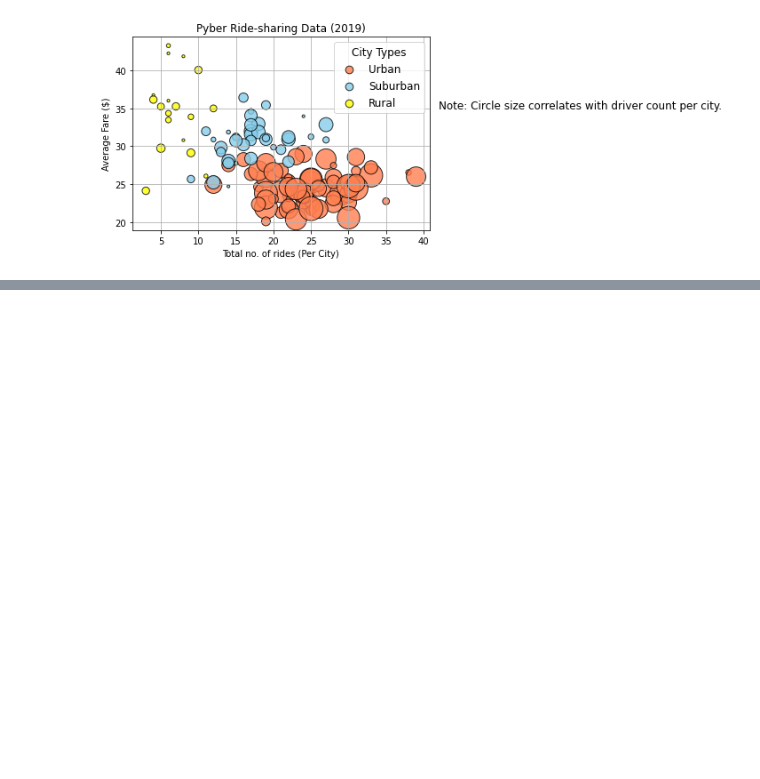
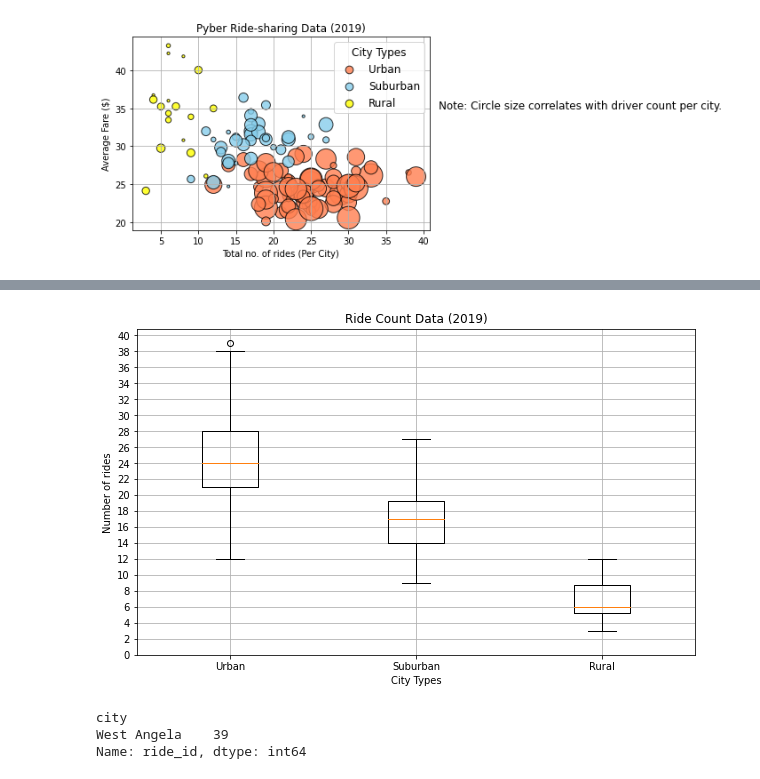
Before and after one commit to JoRanjit/PyBer_Analysis, a Jupyter notebook: PyBer_Analysis.ipynb, the cells around one changed output, grey strips where cells are left out. Saved outputs shown, nothing was run; the diff lists cells and outputs as text; code cells hidden in the pictures; blank space fills up the shorter version.

Commit message:
PyBer Analysis with fig 2.

```diff
--- a/PyBer_Analysis.ipynb
+++ b/PyBer_Analysis.ipynb
@@ -192,0 +380,28 @@ plt.savefig("analysis/Fig1.png")
+# %%
+# Add all ride count box-and-whisker plots to the same graph.
+x_labels = ["Urban","Suburban","Rural"]
+ride_count_data = [urban_ride_ct,suburban_ride_ct, rural_ride_ct]
+fig,ax = plt.subplots(figsize = (10,6))
+ax.boxplot(ride_count_data,labels = x_labels)
+
+# Add the title, y-axis label and grid.
+
+ax.set_title("Ride Count Data (2019)")
+ax.set_ylabel("Number of rides")
+ax.set_xlabel("City Types")
+ax.set_yticks(np.arange(0,41,2))
+ax.grid()
+
+# Save the figure.
+plt.savefig("analysis/Fig2.png")
+plt.show()
+# %% [output]
+[figure, added]
+# %%
+# Get the city that matches 39.
+urban_city_outlier = urban_ride_ct[urban_ride_ct == 39]
+urban_city_outlier
+# %% [output]
+city
+West Angela    39
+Name: ride_id, dtype: int64
```
Also changed, not shown: parts of 12 cells of this notebook, 5 other files.
